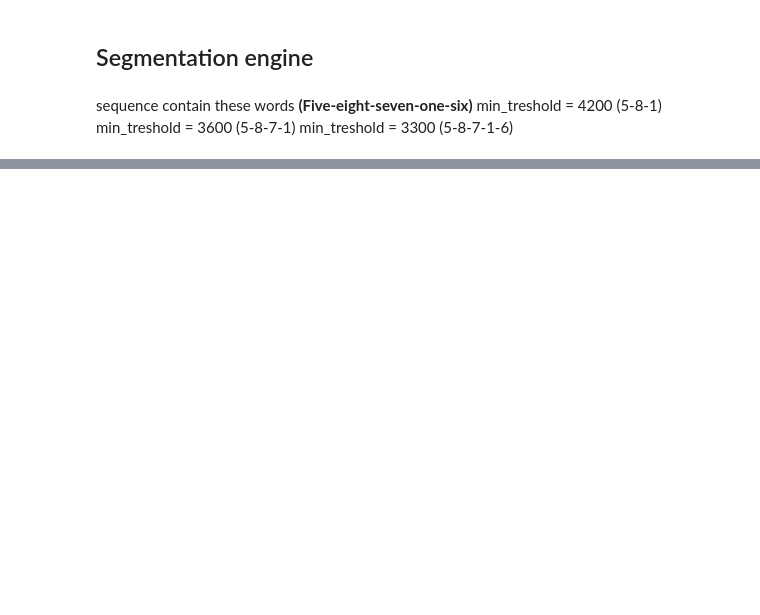
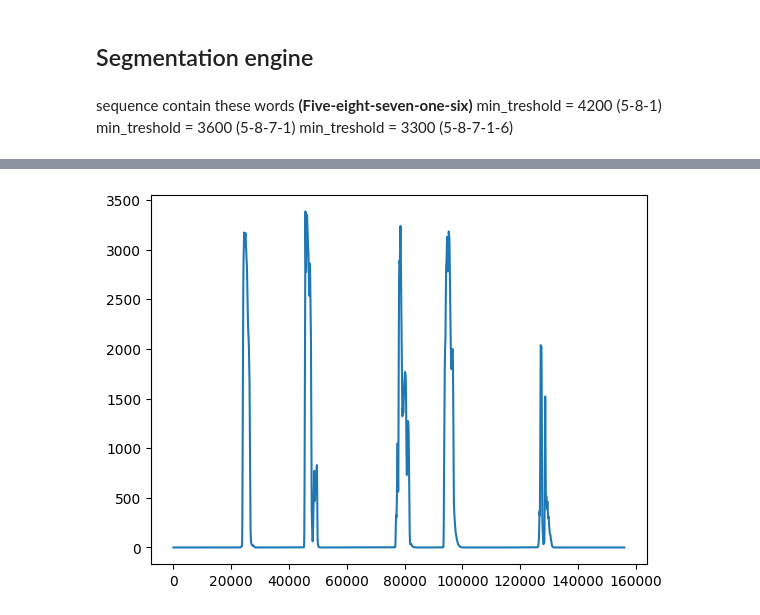
Before and after one commit to Nourine-Nadir/Speech_Processing, a Jupyter notebook: Speech Preprocessing/Speech segmentation.ipynb, the cells around one changed output, grey strips where cells are left out. Saved outputs shown, nothing was run; the diff lists cells and outputs as text; code cells hidden in the pictures; blank space fills up the shorter version.

```diff
--- a/Speech Preprocessing/Speech segmentation.ipynb
+++ b/Speech Preprocessing/Speech segmentation.ipynb
@@ -202,6 +223,6 @@ min_treshold = 3600 (5-8-7-1)
 min_treshold = 3300 (5-8-7-1-6)
 # %%
 Segmenter = Engine(audio='wavs/Sequence.wav',
-                   min_threshold=3300)
+                   min_threshold=10)
 Segmenter.speech_segmentation()
 # %% [output]
@@ -217 +238,5 @@ word detected at 14.868s - 16.34775s
 [interactive output not drawn]
+# %%
+Segmenter.plot_energy()
+# %% [output]
+[figure, added]
```
Also changed, not shown: parts of 4 cells of this notebook, 1 other file.
